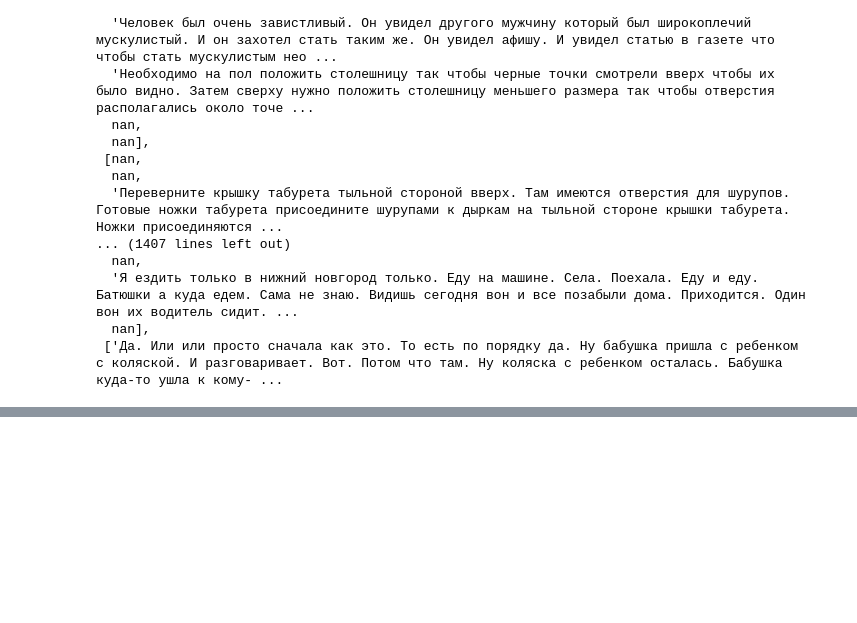
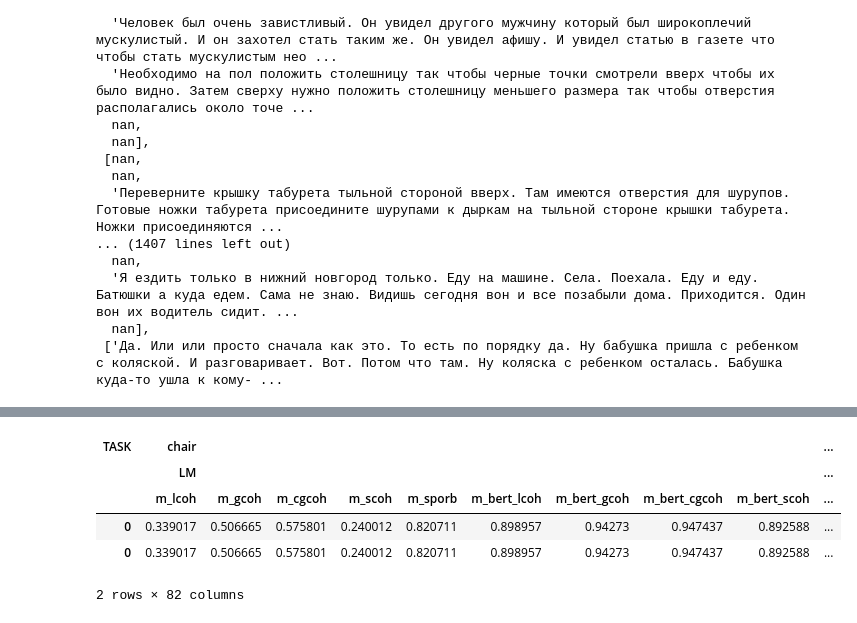
Before and after one commit to flying-bear/MA_thesis, a Jupyter notebook: preprocess_eaf.ipynb, the cells around one changed output, grey strips where cells are left out. Saved outputs shown, nothing was run; the diff lists cells and outputs as text; code cells hidden in the pictures; blank space fills up the shorter version.

```diff
--- a/preprocess_eaf.ipynb
+++ b/preprocess_eaf.ipynb
@@ -464,0 +500,3 @@ long.dropna()
+# %%
+ex_1_1 = pd.DataFrame([pd.DataFrame.from_dict(ex_1, orient='index').stack()])
+ex_2_1 = pd.DataFrame([pd.DataFrame.from_dict(ex_2, orient='index').stack()])
@@ -464,0 +530,10 @@ long.dropna()
+# %%
+ex_res = pd.concat([res, res], axis=0)
+ex_res
+# %% [output]
+| TASK | chair |  |  |  |  |  |  |  |  | ... |
+|  | LM |  |  |  |  |  |  |  |  | ... |
+|  | m_lcoh | m_gcoh | m_cgcoh | m_scoh | m_sporb | m_bert_lcoh | m_bert_gcoh | m_bert_cgcoh | m_bert_scoh | ... |
+| 0 | 0.339017 | 0.506665 | 0.575801 | 0.240012 | 0.820711 | 0.898957 | 0.94273 | 0.947437 | 0.892588 | ... |
+| 0 | 0.339017 | 0.506665 | 0.575801 | 0.240012 | 0.820711 | 0.898957 | 0.94273 | 0.947437 | 0.892588 | ... |
+2 rows × 82 columns
```
Also changed, not shown: parts of 32 cells of this notebook.
